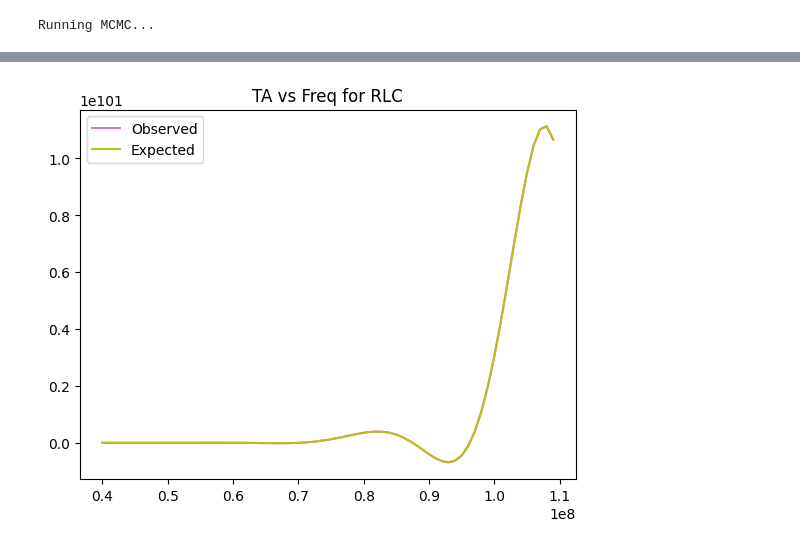
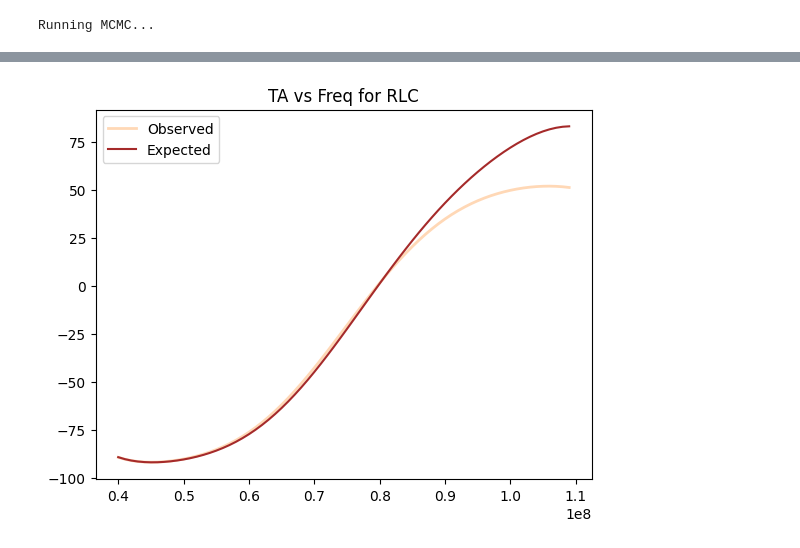
Before and after one commit to Gopi186/Saras_Model, a Jupyter notebook: RLC_model.ipynb, the cells around one changed output, grey strips where cells are left out. Cells and saved outputs as stored; diff of their text form; code cells hidden in the pictures.

Commit message:
Changed priors in MCMC

```diff
--- a/RLC_model.ipynb
+++ b/RLC_model.ipynb
@@ -87,7 +92,7 @@ def Compute_Tmeas_(PA, p0, p1, p2, p3, p4, p5, p6, PN, gamma_N, f, l):
     N=7
     freq= [d[i][0] for i in range(len(d))]
     for i in range(len(v)):
-        gamma_A=p0*1e-48* freq[i] ** (N - 1) + p1*1e-39* freq[i] ** (N - 2) + p2*1e-31* freq[i] ** (N - 3) + p3*e-23* freq[i] ** (N - 4) + p4*e-15* freq[i] ** (N - 5) + p5*1e-08* freq[i] ** (N - 6) + p6*1e-01
+        gamma_A=p0*1e-48* freq[i] ** (N - 1) + p1*1e-39* freq[i] ** (N - 2) + p2*1e-31* freq[i] ** (N - 3) + p3*1e-23* freq[i] ** (N - 4) + p4*1e-15* freq[i] ** (N - 5) + p5*1e-08* freq[i] ** (N - 6) + p6*1e-01
 
         phi= (4*math.pi*(freq[i])*l)/(0.7*c)
         A=sum((abs(gamma_A)**k)*(abs(gamma_N)**k)*sum(math.cos((2*l-k)*(phi_N+phi_A+phi))for l in range(k+1)) for k in range(itr))
@@ -234,15 +240,13 @@ def evolve_MCMC(ip_params, type,nsteps, initial_value):# Define parameter names
     return full_samples,samples,best_fit_params
 # %%
 #evolve MCMC for RLC parameters
-ip_params=[-6.33,  2.67, -4.56,  4.17,
- -2.186,  5.07,  4.73]
+ip_params=[-6.33,  2.67, -4.56,  4.17,-2.186,  5.07,  4.73]
 #initials=result.x #input parameters
-initials=[-6.33,  2.67, -4.56,  4.17,
- -2.186,  5.07,  4.73] #p00#[0.0008,1.0,70.07,0.2990,0.0998,0.999]
+initials=[-6,  2.4, -4.1,  4.0, -1.96,  4.7,  4.5] #p00#[0.0008,1.0,70.07,0.2990,0.0998,0.999]
 #chains=3
 nsteps=3000
 
-full_samples, samples, best_fit_params= evolve_MCMC(ip_params,type='load',nsteps=nsteps, initial_value=initials)
+full_samples, samples, best_fit_params= evolve_MCMC_RLC(ip_params,nsteps=nsteps, initial_value=initials)
 # %% [output]
 Running MCMC...
 # %%
@@ -284,16 +277,13 @@ Best-fit parameters (Maximum Likelihood Estimate): [-6.274954869166671, 2.716009
 # %%
 #full MCMC
-def evolve_MCMC(ip_params, type,nsteps, initial_value):# Define parameter names
+def evolve_MCMC_Full(ip_params,nsteps, initial_value):# Define parameter names
     parameter_names = ["PA", "p0", "p1", "p2", "p3", "p4", "p5", "p6", "PN", "gamma_N", "f","l"]
 
     PA, p0, p1, p2, p3, p4, p5, p6, PN, gamma_N, f, l = ip_params
 
     # Define bounds for parameters
     min_values = [0, -7,  1, -5,  3.5, -3.2,  4.5,  4, 50.0, 0.0, 0.05,0.05]
-    if type=='open' or type=='short':
-        max_values= [5, 1, 150, 1, 0.5, 5]
-    else:
-        max_values = [500, -5,  3, -4,  4.8, -1.8,  5.5,  5, 150, 1, 0.5, 5] #maximum value of mass being scanned for load terminal
+    max_values = [500, -5,  3, -4,  4.8, -1.8,  5.5,  5, 150, 1, 0.5, 5] #maximum value of mass being scanned for load terminal
 
     #freq= [d[i][0] for i in range(len(d))]
 
@@ -307,7 +297,7 @@ def evolve_MCMC(ip_params, type,nsteps, initial_value):# Define parameter names
         PA, p0, p1, p2, p3, p4, p5, p6, PN, gamma_N, f, l = params
 
         # Compute model TA
-        TA_model = Compute_Tmeas_(PA, p0, p1, p2, p3, p4, p5, p6, PN, gamma_N, f, l) + np.random.normal(0,0.001,len(v))
+        TA_model = Compute_Tmeas_(PA, p0, p1, p2, p3, p4, p5, p6, PN, gamma_N, f, l)# + np.random.normal(0,0.001,len(v))
         TA_model=np.array(TA_model)
 
         # Compute chi-squared with weights
@@ -328,9 +318,9 @@ def evolve_MCMC(ip_params, type,nsteps, initial_value):# Define parameter names
         """
 
 
-        for p, min_v, max_v in zip(params, min_values, max_values):
-            if not (min_v <= p <= max_v):
-                return -np.inf  # Reject sample
+        #for p, min_v, max_v in zip(params, min_values, max_values):
+            #if not (min_v <= p <= max_v):
+                #return -np.inf  # Reject sample
         return 0.0  # Uniform prior
 
 
@@ -377,7 +367,7 @@ def evolve_MCMC(ip_params, type,nsteps, initial_value):# Define parameter names
     ############ Extract the samples
     #samples = sampler.flatchain
     full_samples=sampler.get_chain()
-    samples = sampler.get_chain(discard=0, thin=10, flat=True)
+    samples = sampler.get_chain(discard=500, thin=10, flat=True)
 
     ######### Compute log-likelihoods for all samples
     log_likes = np.array([log_likelihood(p) for p in samples])
@@ -391,17 +381,19 @@ def evolve_MCMC(ip_params, type,nsteps, initial_value):# Define parameter names
     return full_samples,samples,best_fit_params
 # %%
 #evolve MCMC full
-ip_params=[300,-6.33,  2.67, -4.56,  4.2, -2.2,  5.1,  4.7, 70, 0.3, 0.1, 2]
+ip_params=[300,-6.33239601,  2.67055112, -4.55857647,  4.17703002,
+ -2.18616518,  5.07417317,  4.73256120,70, 0.3, 0.1, 1]
 #initials=result.x #input parameters
 
 #p0, p1, p2, p3, p4, p5, p6= best_fit_params#[300,-6.33239601e-49,  2.67055112e-40, -4.55857647e-32,  4.17703002e-24, -2.18616518e-16,  5.07417317e-09,  4.73256120e-02, 70.0, 0.3, 0.1, 1] #p00#[0.0008,1.0,70.07,0.2990,0.0998,0.999]
-initials=[300,-6.274954869166671, 2.716009717976181, -4.6891133131425535, 4.149936149195398, -2.270563185191849, 4.867143968582065, 4.753308867794712, 70.1, 0.29, 0.099, 1.9]
+initials=[300,-6.38730307997496, 2.7891640902076955, -4.67143059386103, 4.134099066598428, -2.192789915720878, 4.951463099669312, 4.704836536063398, 70.1, 0.29, 0.099, 0.9]
+#[300,-6.274954869166671, 2.716009717976181, -4.6891133131425535, 4.149936149195398, -2.270563185191849, 4.867143968582065, 4.753308867794712, 70.1, 0.29, 0.099, 1.9]
 #[300, p0, p1, p2, p3, p4, p5, p6, 70.1, 0.29, 0.099, 0.9]
 
 
 nsteps=3000
 
-full_samples, samples, best_fit_params= evolve_MCMC(ip_params,type='load',nsteps=nsteps, initial_value=initials)
+full_samples, samples, best_fit_params= evolve_MCMC_Full(ip_params,nsteps=nsteps, initial_value=initials)
 # %% [output]
 Running MCMC...
 # %%
@@ -433,12 +434,12 @@ Best-fit parameters (Maximum Likelihood Estimate): [300.07472260332537, -6.30047
 # %%
 #PA, p0, p1, p2, p3, p4, p5, p6, PN, gamma_N, f, l = best_fit_params
 Ta=Compute_Tmeas_(*best_fit_params)
-ip_params=[300,-6.33,  2.67, -4.56,  4.2, -2.2,  5.1,  4.7, 70, 0.3, 0.1, 2]
+ip_params=[300,-6.33,  2.67, -4.56,  4.2, -2.2,  5.1,  4.7, 70, 0.3, 0.1, 1]
 TA=Compute_Tmeas_(*ip_params)
-plt.plot(v,Ta,label='Observed', color='tab:pink')
-plt.plot(v,TA,label='Expected', color='tab:olive')
+plt.plot(v,Ta,label='Observed', color='C1',alpha=0.3, lw=2)
+plt.plot(v,TA,label='Expected', color='brown')
 plt.legend()
 plt.title('TA vs Freq for RLC')
 plt.savefig('/Users/gopipatel/Desktop/Comparision_plot_2m.png', dpi=300)
 # %% [output]
-[figure, old version]
+[figure, new version]
```
Also changed, not shown: parts of 14 cells of this notebook.
